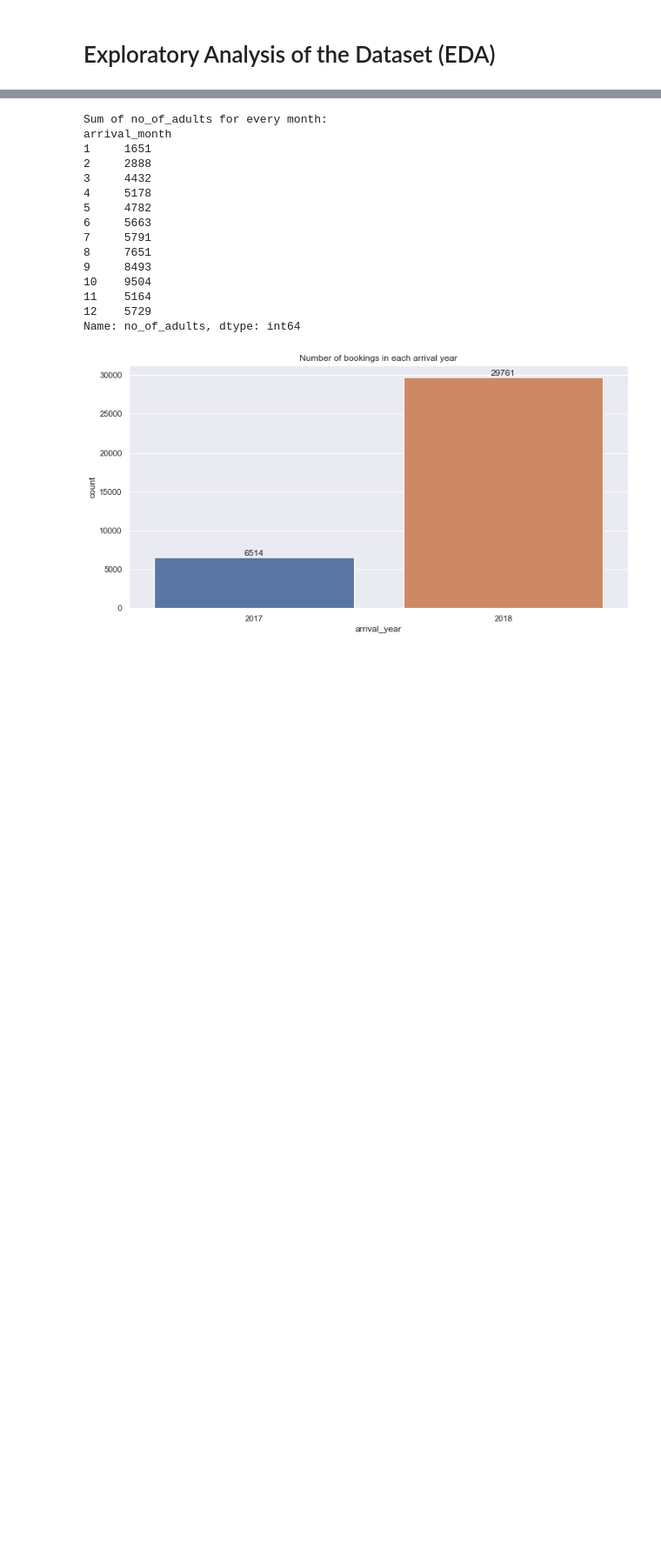
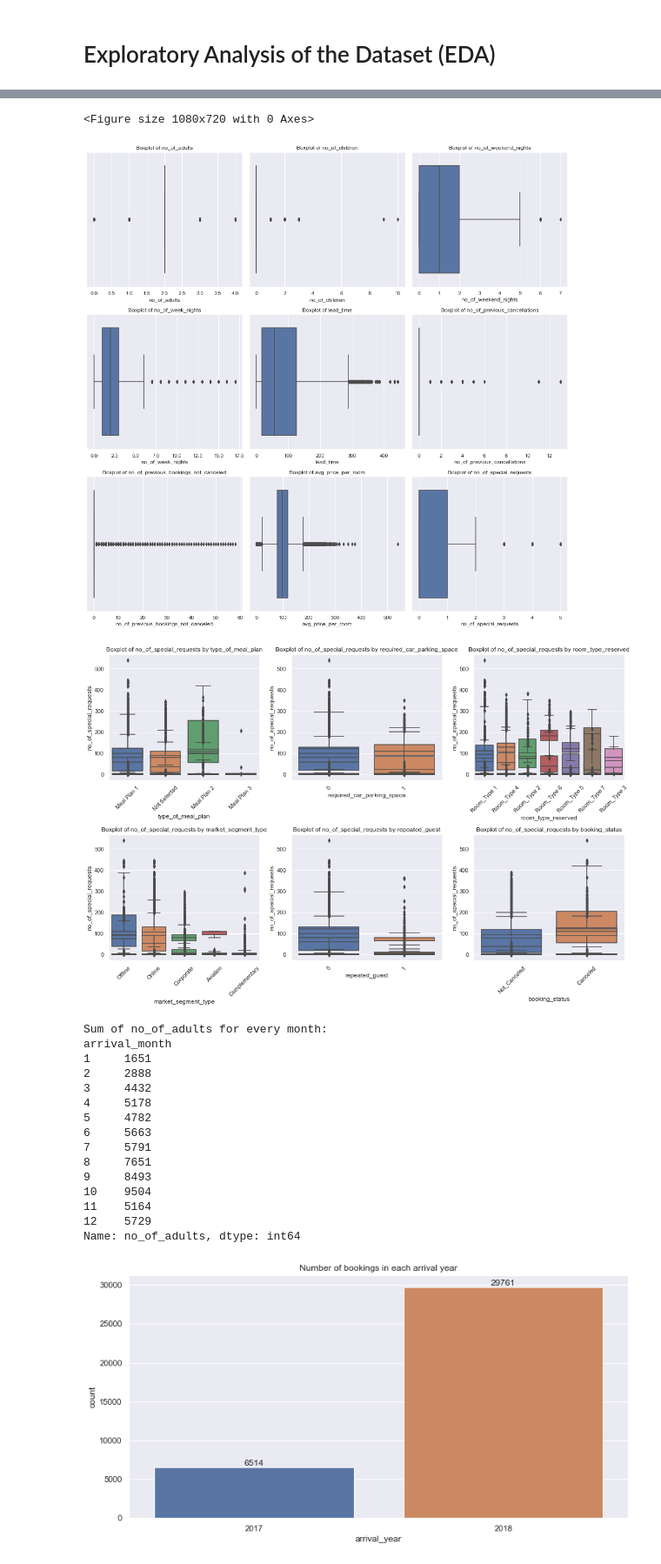
Before and after one commit to georgekalf/HotelReservations-ML, a Jupyter notebook: EDA.ipynb, the cells around one changed output, grey strips where cells are left out. Shown: that part at 87% size. Drawn from its saved outputs; the diff is of its cells as text; code cells hidden in the pictures; blank space fills up the shorter version.

```diff
--- a/EDA.ipynb
+++ b/EDA.ipynb
@@ -94,3 +137,50 @@ plt.show()
+# %%
+# setting the size of the figures
+plt.figure(figsize=(15, 10))  # adjusting width and height
+
+# creation of the numerical variables for box plots
+numerical_vars = ['no_of_adults', 'no_of_children', 'no_of_weekend_nights',
+                  'no_of_week_nights', 'lead_time', 'no_of_previous_cancellations',
+                  'no_of_previous_bookings_not_canceled', 'avg_price_per_room',
+                  'no_of_special_requests']
+
+# creation of the categorical variables against numerical variables for box plots
+categorical_vars = ['type_of_meal_plan', 'required_car_parking_space',
+                    'room_type_reserved', 'market_segment_type', 'repeated_guest',
+                    'booking_status']
+
+# creating subplots for numerical variables
+num_plots_per_row = 3  # number of numerical plots per row
+num_numerical = len(numerical_vars)
+num_rows = -(-num_numerical // num_plots_per_row)  # ceiling division to determine the number of rows
+
+fig, axes = plt.subplots(num_rows, num_plots_per_row, figsize=(15, 5 * num_rows))
+
+for i, var in enumerate(numerical_vars):
+    ax = axes[i // num_plots_per_row, i % num_plots_per_row] if num_rows > 1 else axes[i % num_plots_per_row]
+    sns.boxplot(x=var, data=hotel_df, ax=ax)
+    ax.set_title(f'Boxplot of {var}')
+
+# adjusting layout and spacing
+plt.tight_layout()
+plt.show()
+
+# creating subplots for categorical variables against numerical variables
+plt.figure(figsize=(15, 10))  # adjusting width and height
+
+for j, cat_var in enumerate(categorical_vars):
+    plt.subplot(2, 3, j+1)  # 2 rows, 3 columns for categorical plots
+    for i, num_var in enumerate(numerical_vars):
+        ax = sns.boxplot(x=cat_var, y=num_var, data=hotel_df)
+        ax.set_title(f'Boxplot of {num_var} by {cat_var}')
+        plt.xticks(rotation=45)  # rotating x-axis labels by 45 degrees for better readability
+
+plt.tight_layout()
+plt.show()
+# %% [output]
+<Figure size 1080x720 with 0 Axes>
+[figure, added]
+[figure, added]
 # %%
 # calculating the sum of no_of_adults for every month
 print("Sum of no_of_adults for every month:")
```
Also changed, not shown: parts of 7 cells of this notebook.
